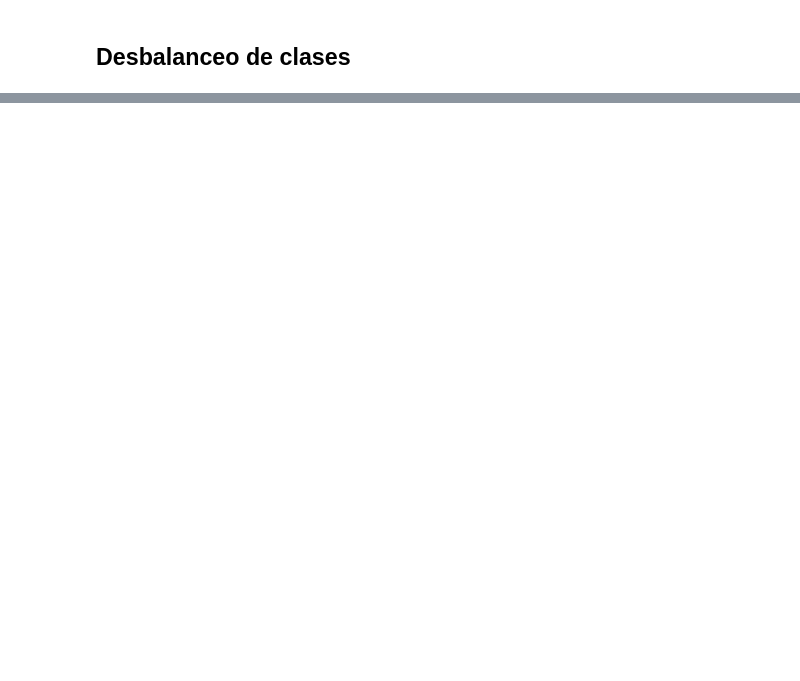
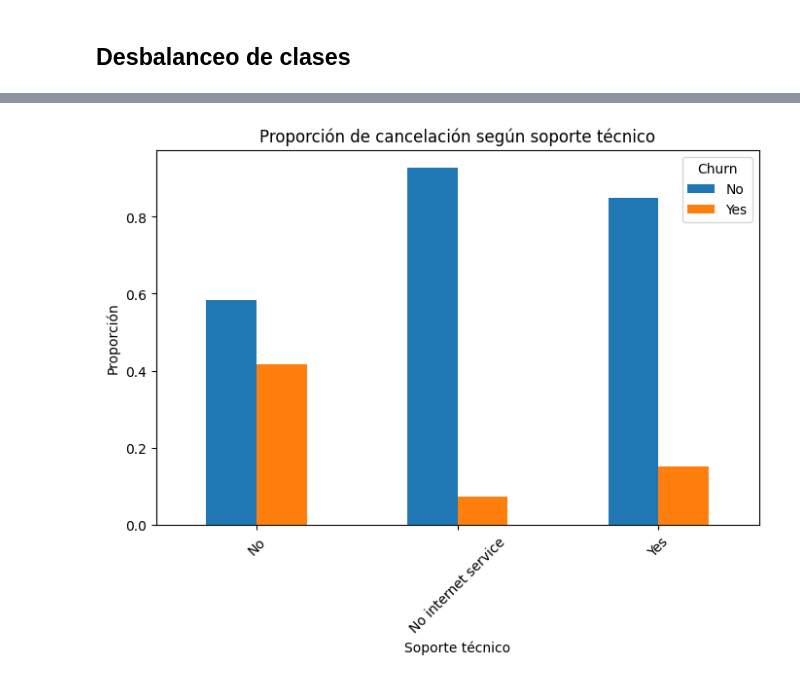
Before and after one commit to AndreaCisneros/challenge-telecomx-2, a Jupyter notebook: telecomx-2.ipynb, the cells around one changed output, grey strips where cells are left out. Saved outputs shown, nothing was run; the diff lists cells and outputs as text; code cells hidden in the pictures; blank space fills up the shorter version.

```diff
--- a/telecomx-2.ipynb
+++ b/telecomx-2.ipynb
@@ -203,0 +311,15 @@ Porcentaje de clientes que NO han cancelado el servicio: 73.46%
+# %%
+tabla_soporte_vs_churn = pd.crosstab(data['internet_techsupport'], data['churn'], normalize='index')
+
+tabla_soporte_vs_churn.plot(kind='bar', figsize=(8,5))
+
+plt.title('Proporción de cancelación según soporte técnico')
+plt.xlabel('Soporte técnico')
+plt.ylabel('Proporción')
+plt.xticks(rotation=45)
+
+plt.legend(title='Churn')
+
+plt.show()
+# %% [output]
+[figure, added]
```
Also changed, not shown: parts of 26 cells of this notebook.
